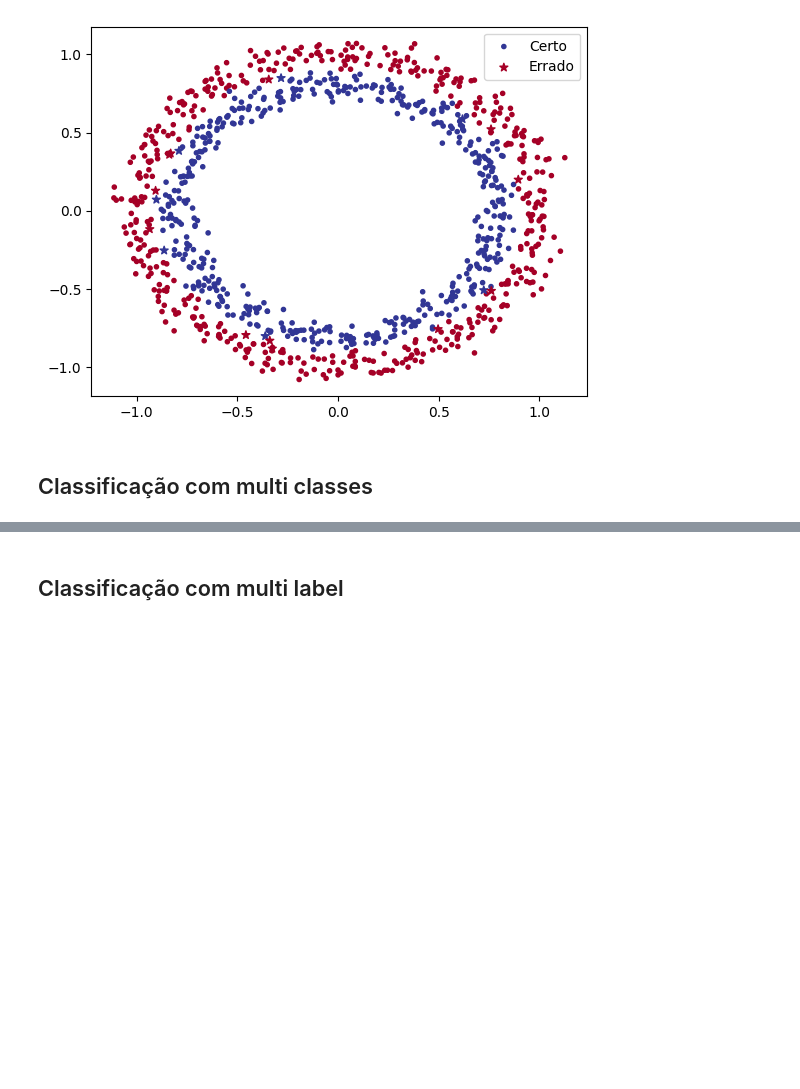
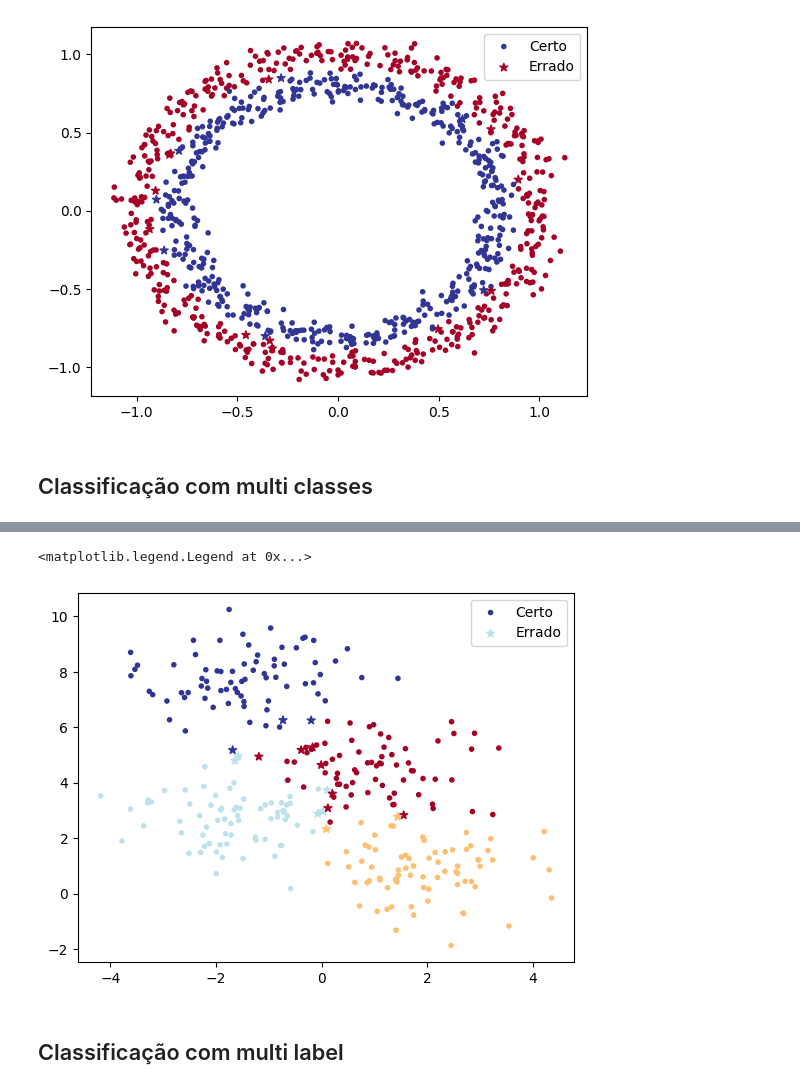
Before and after one commit to GubioGL/Aprendendo_pytorch, a Jupyter notebook: pytorch_learning_02.ipynb, the cells around one changed output, grey strips where cells are left out. Cells and saved outputs as stored; diff of their text form; code cells hidden in the pictures; blank space fills up the shorter version.

```diff
--- a/pytorch_learning_02.ipynb
+++ b/pytorch_learning_02.ipynb
@@ -294,0 +335,5 @@ plt.legend()
+# %%
+import torch as tc
+#Verificando se o GPU está disponivel
+device = "cuda" if tc.cuda.is_available() else "cpu"
+device
@@ -295,2 +420,29 @@ plt.legend()
+# %%
+import numpy as np
+
+# vamos converte para tensor e manda para GPU
+X,Y = tc.tensor(X,dtype=tc.float32).to(device),tc.tensor(Y).to(device)
+
+# Prdição
+model.eval()
+with tc.inference_mode():
+    forw   = model(X)
+    output = tc.softmax(forw, dim=1).argmax(dim=1).cpu().numpy()
+
+# convertendo em numpy para poder plotar
+x = X.cpu().numpy()
+y = Y.cpu().numpy()
+
+# plotando os dados que o modelo acertou
+a = output == y
+plt.scatter(x[a, 0],x[a, 1],c=output[a],cmap=plt.cm.RdYlBu,marker='.',label="Certo");
+
+# plotando os dados que o modelo errou
+a = np.logical_not(a)
+plt.scatter(x[a, 0],x[a, 1],c=output[a],cmap=plt.cm.RdYlBu,marker='*',label="Errado");
+plt.legend()
+# %% [output]
+<matplotlib.legend.Legend at 0x...>
+[figure, added]
 # %% [markdown]
 ## Classificação com multi label
```
Also changed, not shown: parts of 7 cells of this notebook.
